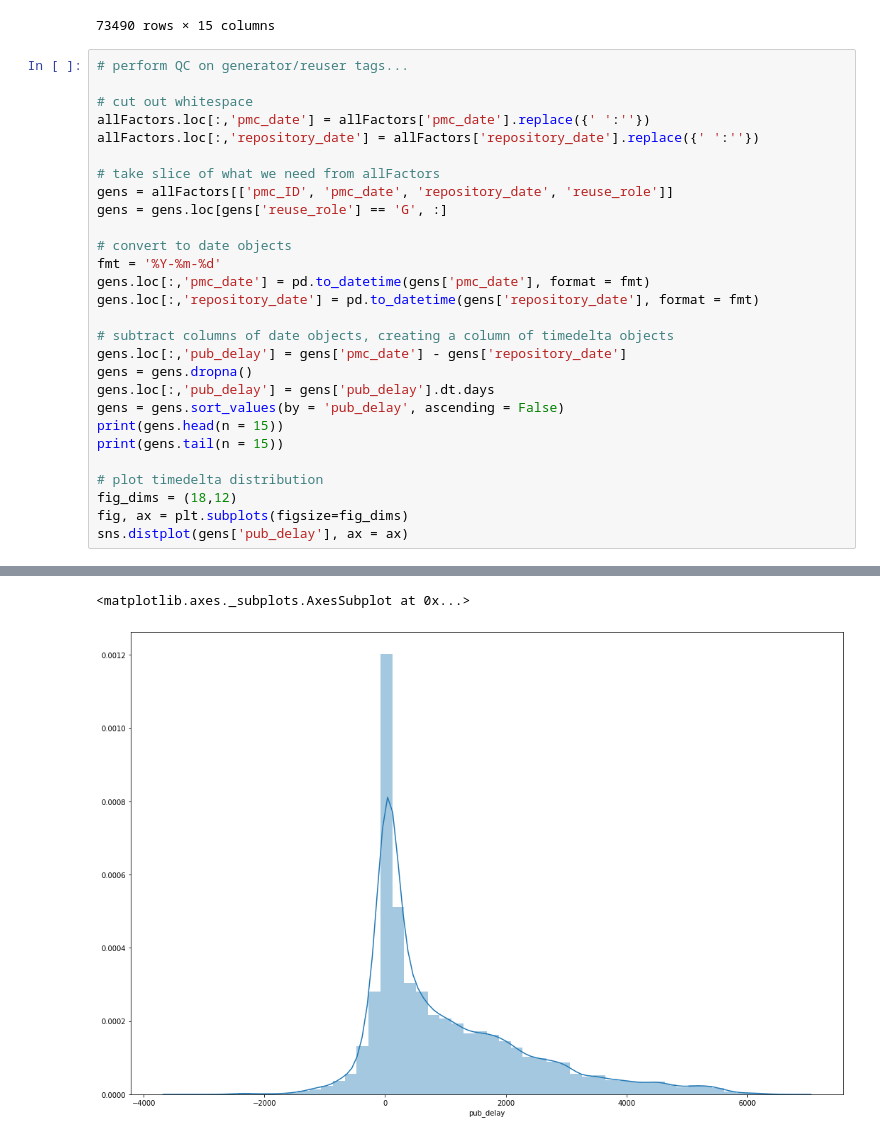
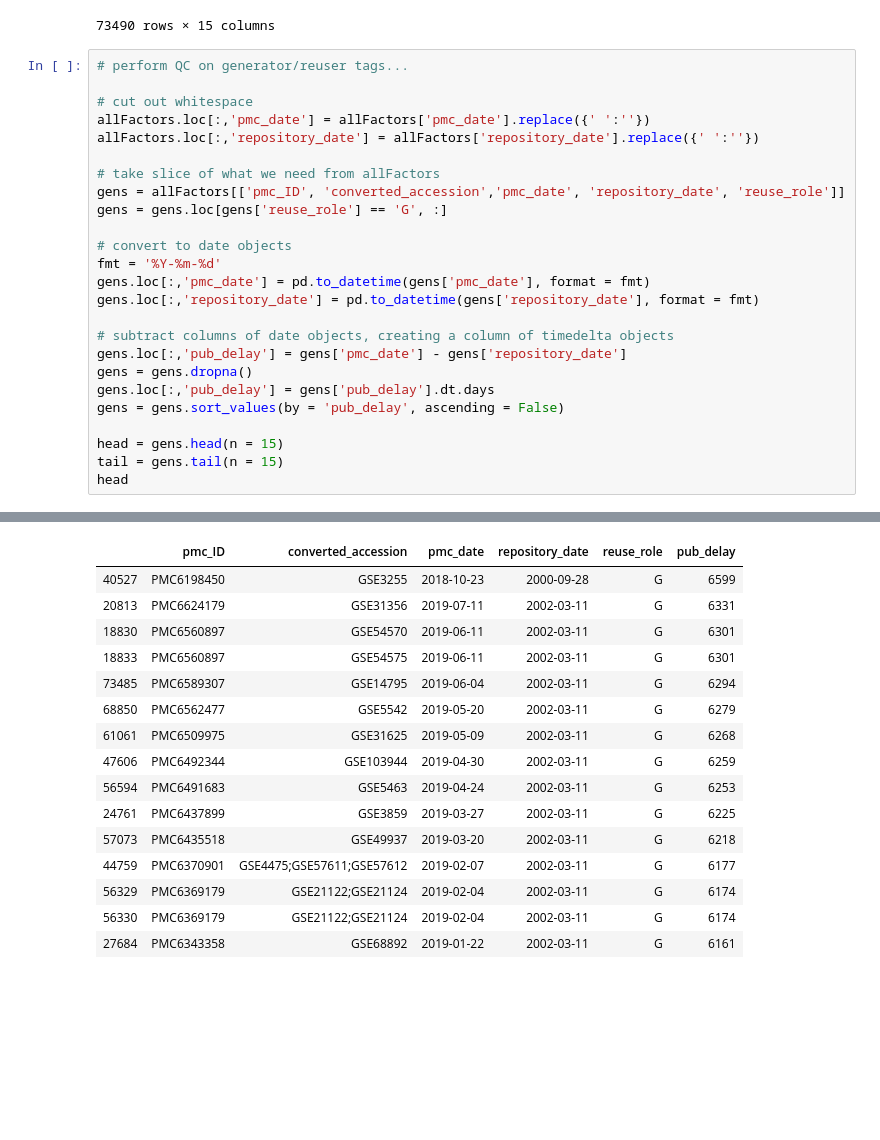
Before and after one commit to smangul1/data_reusability, a Jupyter notebook: jupyter_notebooks/analyze_metadata_table.ipynb, the cells around one changed output, grey strips where cells are left out. Cells and saved outputs as stored; diff of their text form; blank space fills up the shorter version.

Commit message:
updated delay dist table

```diff
--- a/jupyter_notebooks/analyze_metadata_table.ipynb
+++ b/jupyter_notebooks/analyze_metadata_table.ipynb
@@ -122,7 +122,7 @@ allFactors.loc[:,'pmc_date'] = allFactors['pmc_date'].replace({' ':''})
 allFactors.loc[:,'repository_date'] = allFactors['repository_date'].replace({' ':''})
 
 # take slice of what we need from allFactors
-gens = allFactors[['pmc_ID', 'pmc_date', 'repository_date', 'reuse_role']]
+gens = allFactors[['pmc_ID', 'converted_accession','pmc_date', 'repository_date', 'reuse_role']]
 gens = gens.loc[gens['reuse_role'] == 'G', :]
 
 # convert to date objects
@@ -135,11 +135,8 @@ gens.loc[:,'pub_delay'] = gens['pmc_date'] - gens['repository_date']
 gens = gens.dropna()
 gens.loc[:,'pub_delay'] = gens['pub_delay'].dt.days
 gens = gens.sort_values(by = 'pub_delay', ascending = False)
-print(gens.head(n = 15))
-print(gens.tail(n = 15))
 
-# plot timedelta distribution
-fig_dims = (18,12)
-fig, ax = plt.subplots(figsize=fig_dims)
-sns.distplot(gens['pub_delay'], ax = ax)
+head = gens.head(n = 15)
+tail = gens.tail(n = 15)
+head
 # %% [output]
@@ -163,2 +143,16 @@ sns.distplot(gens['pub_delay'], ax = ax)
-<matplotlib.axes._subplots.AxesSubplot at 0x...>
-[figure, removed]
+|  | pmc_ID | converted_accession | pmc_date | repository_date | reuse_role | pub_delay |
+| 40527 | PMC6198450 | GSE3255 | 2018-10-23 | 2000-09-28 | G | 6599 |
+| 20813 | PMC6624179 | GSE31356 | 2019-07-11 | 2002-03-11 | G | 6331 |
+| 18830 | PMC6560897 | GSE54570 | 2019-06-11 | 2002-03-11 | G | 6301 |
+| 18833 | PMC6560897 | GSE54575 | 2019-06-11 | 2002-03-11 | G | 6301 |
+| 73485 | PMC6589307 | GSE14795 | 2019-06-04 | 2002-03-11 | G | 6294 |
+| 68850 | PMC6562477 | GSE5542 | 2019-05-20 | 2002-03-11 | G | 6279 |
+| 61061 | PMC6509975 | GSE31625 | 2019-05-09 | 2002-03-11 | G | 6268 |
+| 47606 | PMC6492344 | GSE103944 | 2019-04-30 | 2002-03-11 | G | 6259 |
+| 56594 | PMC6491683 | GSE5463 | 2019-04-24 | 2002-03-11 | G | 6253 |
+| 24761 | PMC6437899 | GSE3859 | 2019-03-27 | 2002-03-11 | G | 6225 |
+| 57073 | PMC6435518 | GSE49937 | 2019-03-20 | 2002-03-11 | G | 6218 |
+| 44759 | PMC6370901 | GSE4475;GSE57611;GSE57612 | 2019-02-07 | 2002-03-11 | G | 6177 |
+| 56329 | PMC6369179 | GSE21122;GSE21124 | 2019-02-04 | 2002-03-11 | G | 6174 |
+| 56330 | PMC6369179 | GSE21122;GSE21124 | 2019-02-04 | 2002-03-11 | G | 6174 |
+| 27684 | PMC6343358 | GSE68892 | 2019-01-22 | 2002-03-11 | G | 6161 |
```
Also changed, not shown: parts of 3 cells of this notebook.
